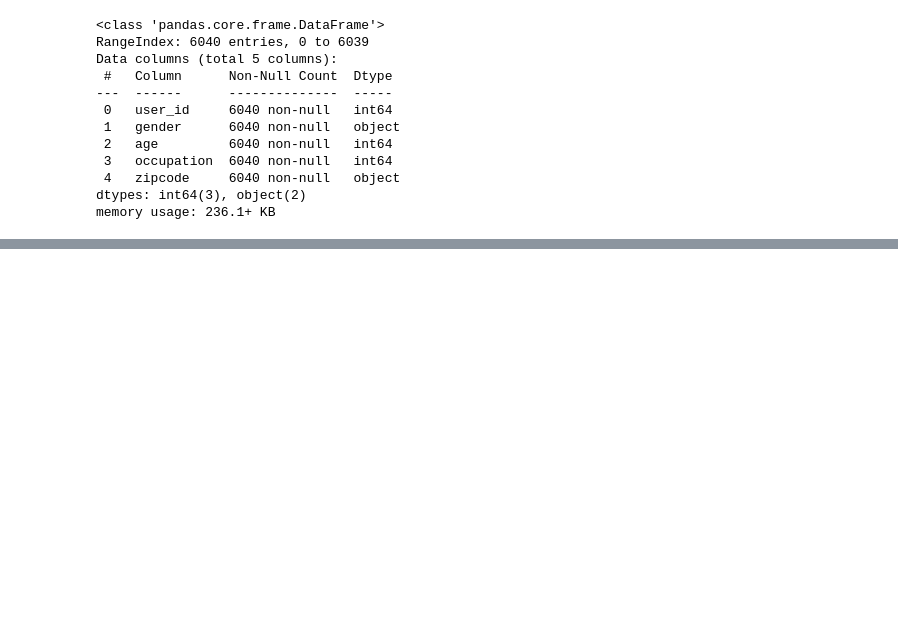
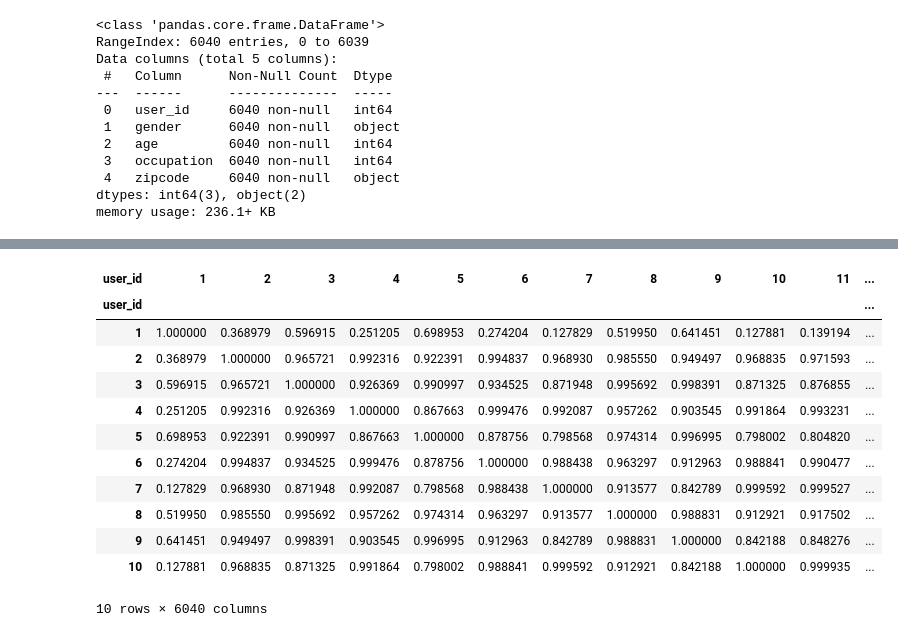
Before and after one commit to mkpetterson/recommender_study, a Jupyter notebook: cindy.ipynb, the cells around one changed output, grey strips where cells are left out. Drawn from its saved outputs; the diff is of its cells as text; code cells hidden in the pictures; blank space fills up the shorter version.

Commit message:
create users/movies similarity matrix

```diff
--- a/cindy.ipynb
+++ b/cindy.ipynb
@@ -179,0 +249,6 @@ memory usage: 236.1+ KB
+# %%
+users_demo['gender'] = users_demo['gender'].map({'M':1, 'F':0})
+# %%
+import re
+
+users_demo['zipcode'] = users_demo['zipcode'].str.replace('-[0-9][0-9][0-9][0-9]', '').astype(int)
@@ -179,0 +273,2 @@ memory usage: 236.1+ KB
+# %%
+testing_users = users_demo.copy().drop('zipcode', axis=1)
@@ -179,0 +288,2 @@ memory usage: 236.1+ KB
+# %%
+users_sim_mat = pd.DataFrame(cosine_similarity(testing_users), index=users_indices, columns=users_indices)
@@ -180,3 +292,19 @@ memory usage: 236.1+ KB
+# %%
+users_sim_mat.head(10)
+# %% [output]
+| user_id | 1 | 2 | 3 | 4 | 5 | 6 | 7 | 8 | 9 | 10 | 11 | ... |
+| user_id |  |  |  |  |  |  |  |  |  |  |  | ... |
+| 1 | 1.000000 | 0.368979 | 0.596915 | 0.251205 | 0.698953 | 0.274204 | 0.127829 | 0.519950 | 0.641451 | 0.127881 | 0.139194 | ... |
+| 2 | 0.368979 | 1.000000 | 0.965721 | 0.992316 | 0.922391 | 0.994837 | 0.968930 | 0.985550 | 0.949497 | 0.968835 | 0.971593 | ... |
+| 3 | 0.596915 | 0.965721 | 1.000000 | 0.926369 | 0.990997 | 0.934525 | 0.871948 | 0.995692 | 0.998391 | 0.871325 | 0.876855 | ... |
+| 4 | 0.251205 | 0.992316 | 0.926369 | 1.000000 | 0.867663 | 0.999476 | 0.992087 | 0.957262 | 0.903545 | 0.991864 | 0.993231 | ... |
+| 5 | 0.698953 | 0.922391 | 0.990997 | 0.867663 | 1.000000 | 0.878756 | 0.798568 | 0.974314 | 0.996995 | 0.798002 | 0.804820 | ... |
+| 6 | 0.274204 | 0.994837 | 0.934525 | 0.999476 | 0.878756 | 1.000000 | 0.988438 | 0.963297 | 0.912963 | 0.988841 | 0.990477 | ... |
+| 7 | 0.127829 | 0.968930 | 0.871948 | 0.992087 | 0.798568 | 0.988438 | 1.000000 | 0.913577 | 0.842789 | 0.999592 | 0.999527 | ... |
+| 8 | 0.519950 | 0.985550 | 0.995692 | 0.957262 | 0.974314 | 0.963297 | 0.913577 | 1.000000 | 0.988831 | 0.912921 | 0.917502 | ... |
+| 9 | 0.641451 | 0.949497 | 0.998391 | 0.903545 | 0.996995 | 0.912963 | 0.842789 | 0.988831 | 1.000000 | 0.842188 | 0.848276 | ... |
+| 10 | 0.127881 | 0.968835 | 0.871325 | 0.991864 | 0.798002 | 0.988841 | 0.999592 | 0.912921 | 0.842188 | 1.000000 | 0.999935 | ... |
+10 rows × 6040 columns
 # %%
 # Setup a SparkSession
 from pyspark.sql import SparkSession
```
Also changed, not shown: parts of 21 cells of this notebook, 2 other files.
